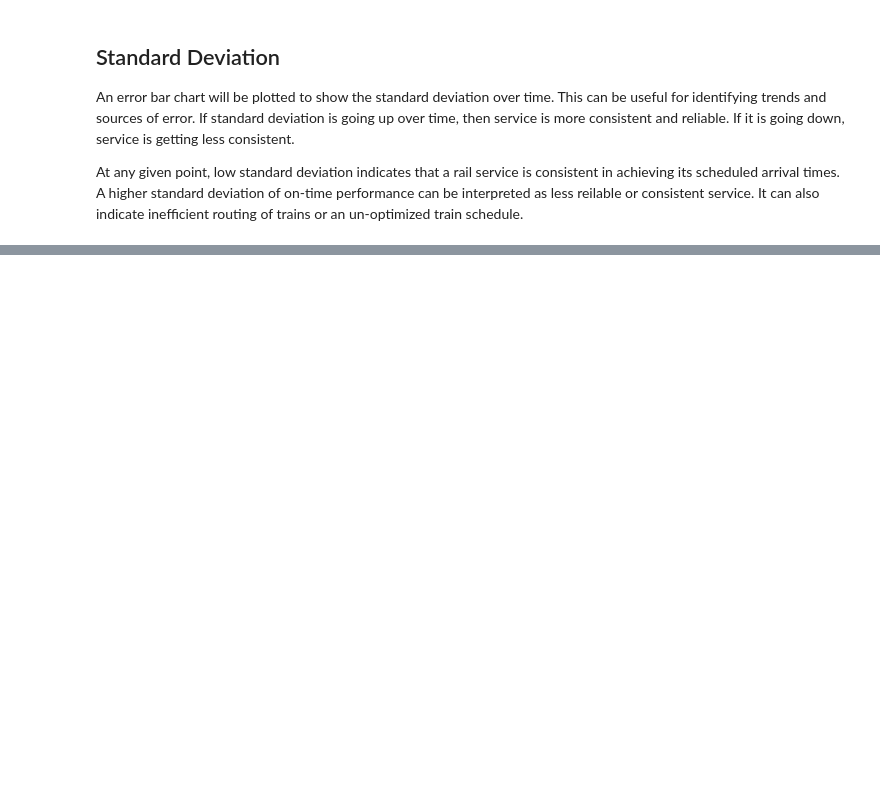
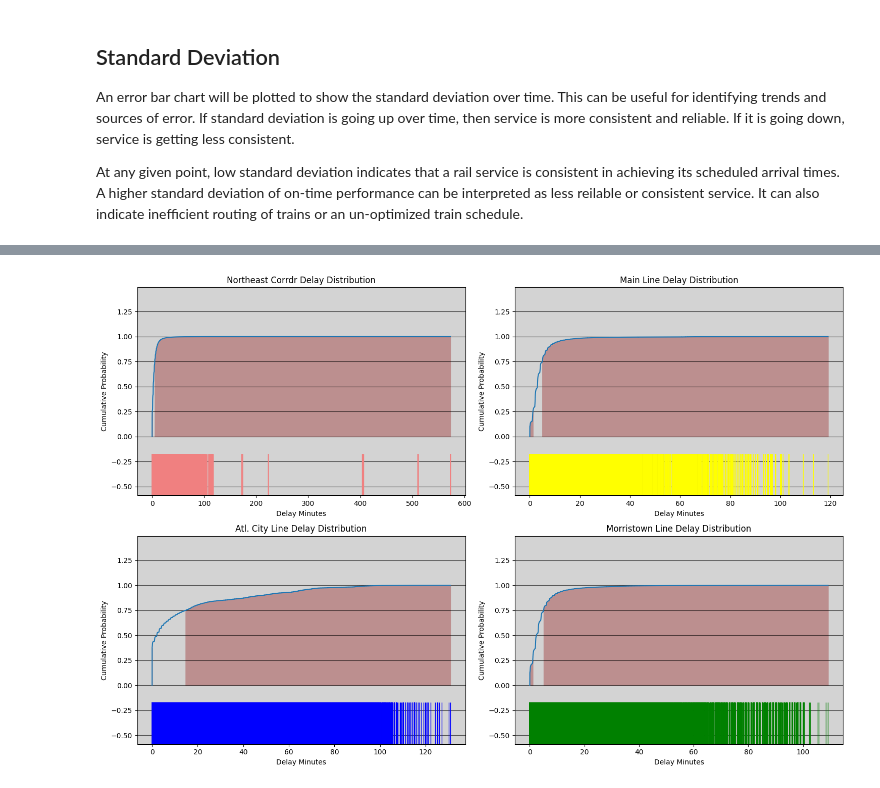
Before and after one commit to d0ugherty/On-Time-Performance-Stats, a Jupyter notebook: on_time_performance.ipynb, the cells around one changed output, grey strips where cells are left out. Saved outputs shown, nothing was run; the diff lists cells and outputs as text; code cells hidden in the pictures; blank space fills up the shorter version.

```diff
--- a/on_time_performance.ipynb
+++ b/on_time_performance.ipynb
@@ -275,0 +269,24 @@ helper.print_prob_cdf(all_services, 'Hoboken')
+# %%
+fig, axs = plt.subplots(2, 2, figsize=(15, 10))
+lines = ['Northeast Corrdr', 'Main Line', 'Atl. City Line', 'Morristown Line']
+colors = ['lightcoral', 'yellow', 'blue', 'green']
+for i, line in enumerate(lines):
+    data = all_services.loc[all_services['line'] == line, 'delay_minutes']
+    sorted_data = np.sort(data)
+    yvals = np.arange(len(sorted_data))/float(len(sorted_data)-1)
+    q1, q3 = np.percentile(data, [25, 75])
+
+    sns.rugplot(data, ax=axs[i//2, i%2], color=colors[i], height=0.2)
+    axs[i//2, i%2].plot(sorted_data, yvals, zorder=3)
+    axs[i//2, i%2].fill_between(sorted_data, 0, yvals, where=(sorted_data<=q1), color='rosybrown')
+    axs[i//2, i%2].fill_between(sorted_data, 0, yvals, where=(sorted_data>=q3), color='rosybrown')
+    axs[i//2, i%2].set_xlabel('Delay Minutes')
+    axs[i//2, i%2].set_ylabel('Cumulative Probability')
+    axs[i//2, i%2].set_title(f'{line} Delay Distribution')
+    axs[i//2, i%2].grid(axis='y', linestyle='-', alpha=0.7, color='black', zorder=1)
+    axs[i//2, i%2].set_facecolor('lightgray')
+
+plt.tight_layout()
+plt.show()
+# %% [output]
+[figure, added]
```
Also changed, not shown: parts of 14 cells of this notebook.
